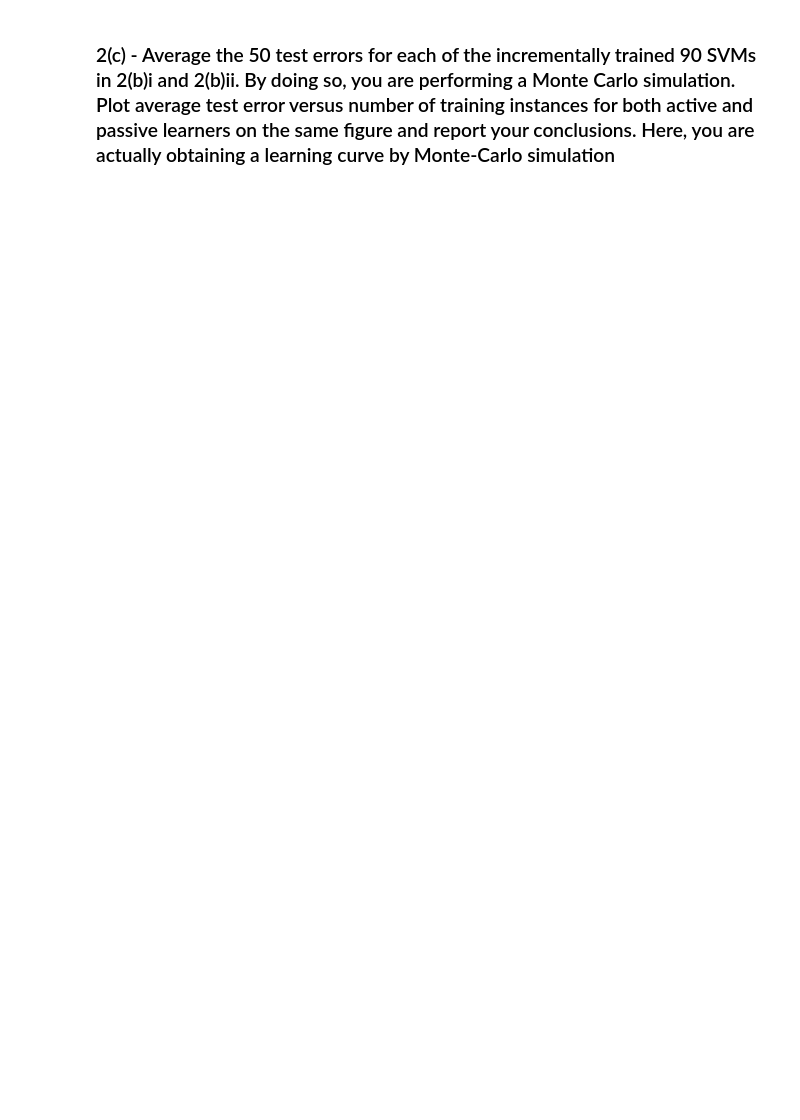
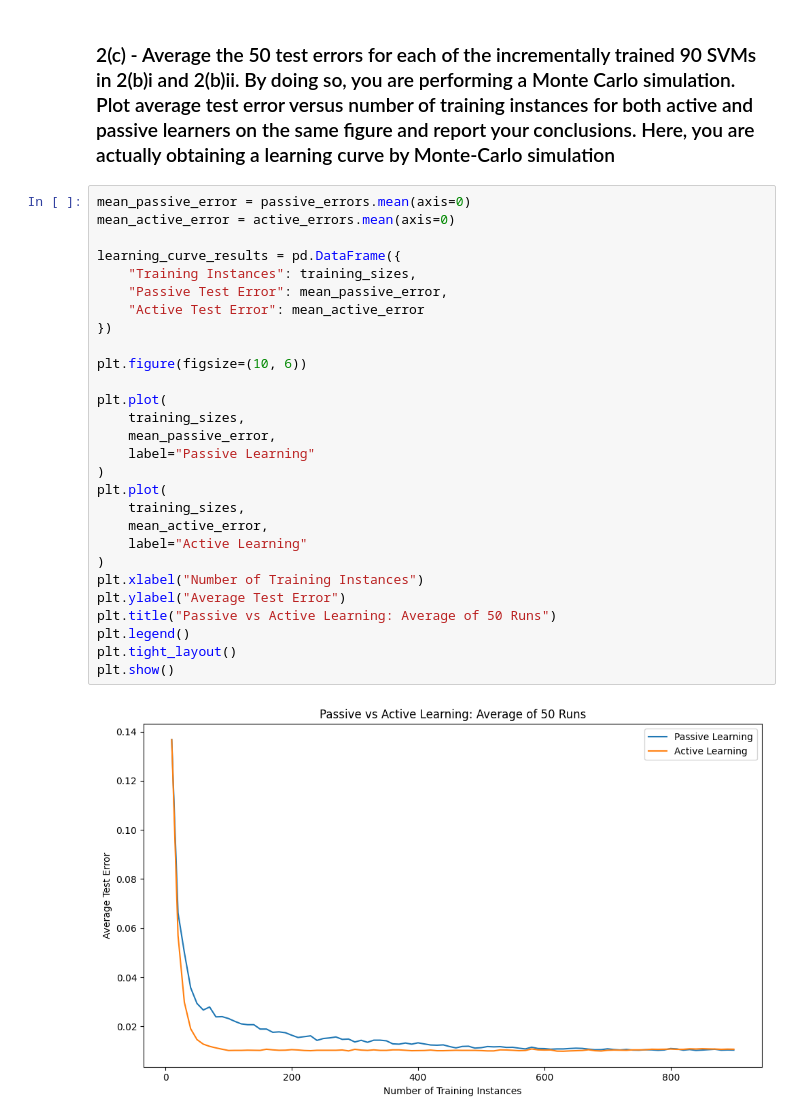
Before and after one commit to jfulch/dsci-552-fulcher-jesse-hw8, a Jupyter notebook: notebook/Fulcher_Jesse_HW8.ipynb, the cells around one changed output. Cells and saved outputs as stored; diff of their text form; blank space fills up the shorter version.

```diff
--- a/notebook/Fulcher_Jesse_HW8.ipynb
+++ b/notebook/Fulcher_Jesse_HW8.ipynb
@@ -729,2 +905,32 @@ Overall, supervised learning worked best for this dataset and these settings. Th
 # %% [markdown]
 ### 2(c) - Average the 50 test errors for each of the incrementally trained 90 SVMs in 2(b)i and 2(b)ii. By doing so, you are performing a Monte Carlo simulation. Plot average test error versus number of training instances for both active and passive learners on the same figure and report your conclusions. Here, you are actually obtaining a learning curve by Monte-Carlo simulation
+# %%
+mean_passive_error = passive_errors.mean(axis=0)
+mean_active_error = active_errors.mean(axis=0)
+
+learning_curve_results = pd.DataFrame({
+    "Training Instances": training_sizes,
+    "Passive Test Error": mean_passive_error,
+    "Active Test Error": mean_active_error
+})
+
+plt.figure(figsize=(10, 6))
+
+plt.plot(
+    training_sizes,
+    mean_passive_error,
+    label="Passive Learning"
+)
+plt.plot(
+    training_sizes,
+    mean_active_error,
+    label="Active Learning"
+)
+plt.xlabel("Number of Training Instances")
+plt.ylabel("Average Test Error")
+plt.title("Passive vs Active Learning: Average of 50 Runs")
+plt.legend()
+plt.tight_layout()
+plt.show()
+# %% [output]
+[figure, added]
```
Also changed, not shown: parts of 7 cells of this notebook, 1 other file.
